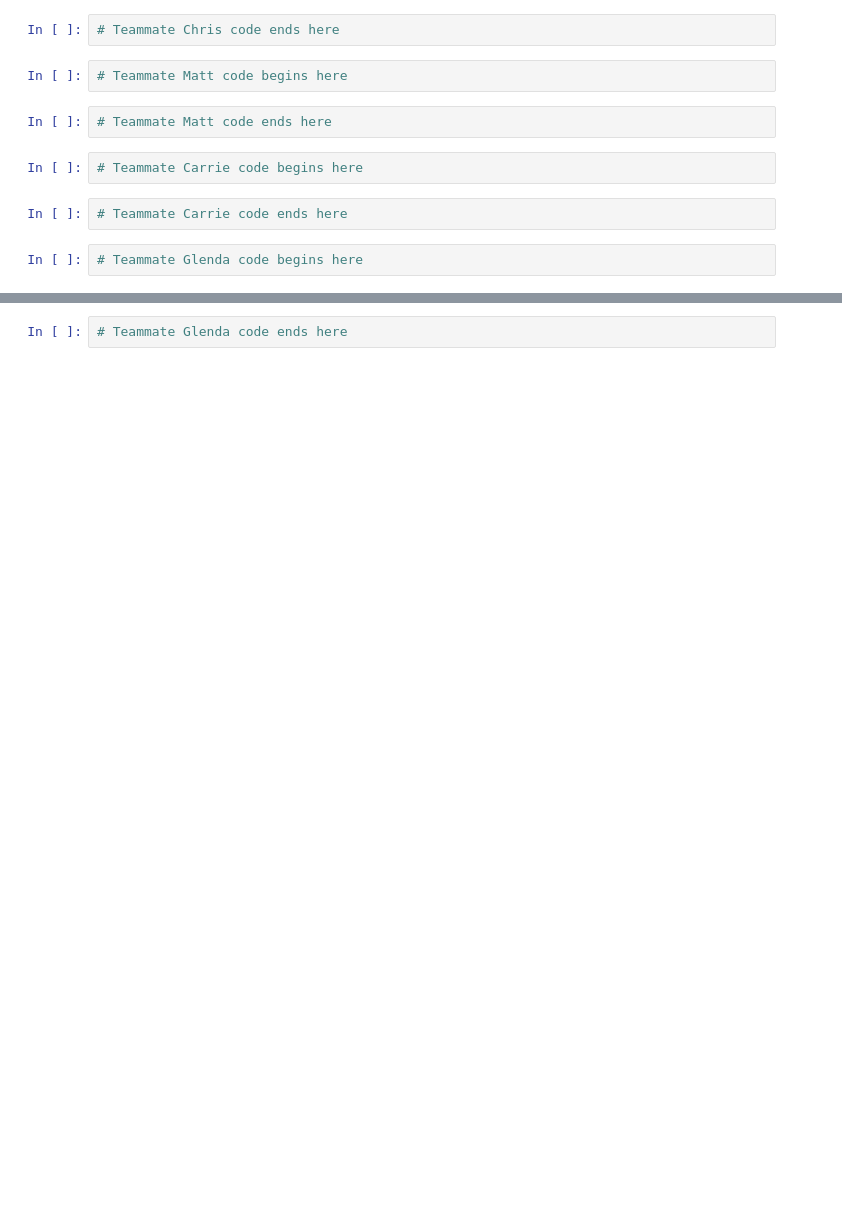
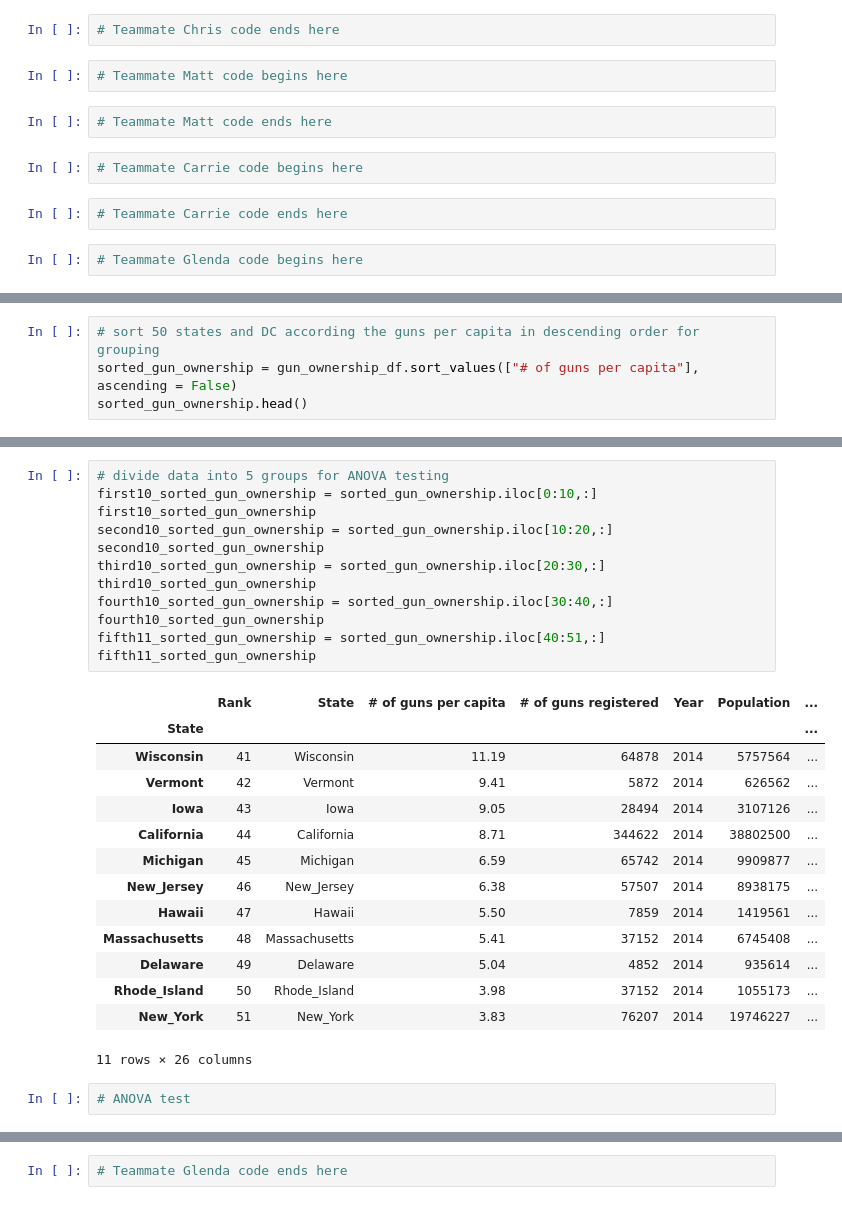
Before and after one commit to csadlo/GunOwnersAndCrime, a Jupyter notebook: analyze.ipynb, the cells around one changed output, grey strips where cells are left out. Saved outputs shown, nothing was run; the diff lists cells and outputs as text; blank space fills up the shorter version.

Commit message:
additional changes to include ANOVA testing

```diff
--- a/analyze.ipynb
+++ b/analyze.ipynb
@@ -230,0 +343,4 @@ murder_manslaughter_2014_df.head()
+# %%
+# sort 50 states and DC according the guns per capita in descending order for grouping
+sorted_gun_ownership = gun_ownership_df.sort_values(["# of guns per capita"], ascending = False)
+sorted_gun_ownership.head()
@@ -230,0 +356,29 @@ murder_manslaughter_2014_df.head()
+# %%
+# divide data into 5 groups for ANOVA testing
+first10_sorted_gun_ownership = sorted_gun_ownership.iloc[0:10,:]
+first10_sorted_gun_ownership
+second10_sorted_gun_ownership = sorted_gun_ownership.iloc[10:20,:]
+second10_sorted_gun_ownership
+third10_sorted_gun_ownership = sorted_gun_ownership.iloc[20:30,:]
+third10_sorted_gun_ownership
+fourth10_sorted_gun_ownership = sorted_gun_ownership.iloc[30:40,:]
+fourth10_sorted_gun_ownership
+fifth11_sorted_gun_ownership = sorted_gun_ownership.iloc[40:51,:]
+fifth11_sorted_gun_ownership
+# %% [output]
+|  | Rank | State | # of guns per capita | # of guns registered | Year | Population | ... |
+| State |  |  |  |  |  |  | ... |
+| Wisconsin | 41 | Wisconsin | 11.19 | 64878 | 2014 | 5757564 | ... |
+| Vermont | 42 | Vermont | 9.41 | 5872 | 2014 | 626562 | ... |
+| Iowa | 43 | Iowa | 9.05 | 28494 | 2014 | 3107126 | ... |
+| California | 44 | California | 8.71 | 344622 | 2014 | 38802500 | ... |
+| Michigan | 45 | Michigan | 6.59 | 65742 | 2014 | 9909877 | ... |
+| New_Jersey | 46 | New_Jersey | 6.38 | 57507 | 2014 | 8938175 | ... |
+| Hawaii | 47 | Hawaii | 5.50 | 7859 | 2014 | 1419561 | ... |
+| Massachusetts | 48 | Massachusetts | 5.41 | 37152 | 2014 | 6745408 | ... |
+| Delaware | 49 | Delaware | 5.04 | 4852 | 2014 | 935614 | ... |
+| Rhode_Island | 50 | Rhode_Island | 3.98 | 37152 | 2014 | 1055173 | ... |
+| New_York | 51 | New_York | 3.83 | 76207 | 2014 | 19746227 | ... |
+11 rows × 26 columns
+# %%
+# ANOVA test
```
Also changed, not shown: parts of 24 cells of this notebook.
